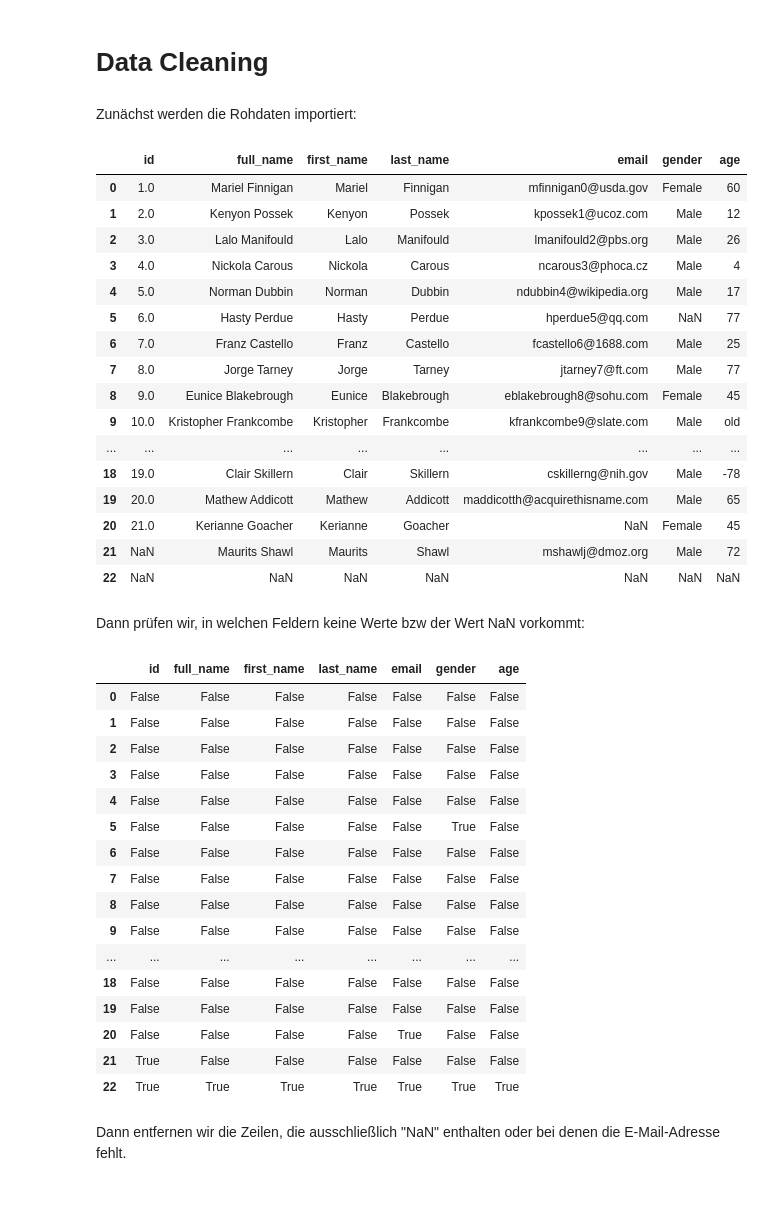
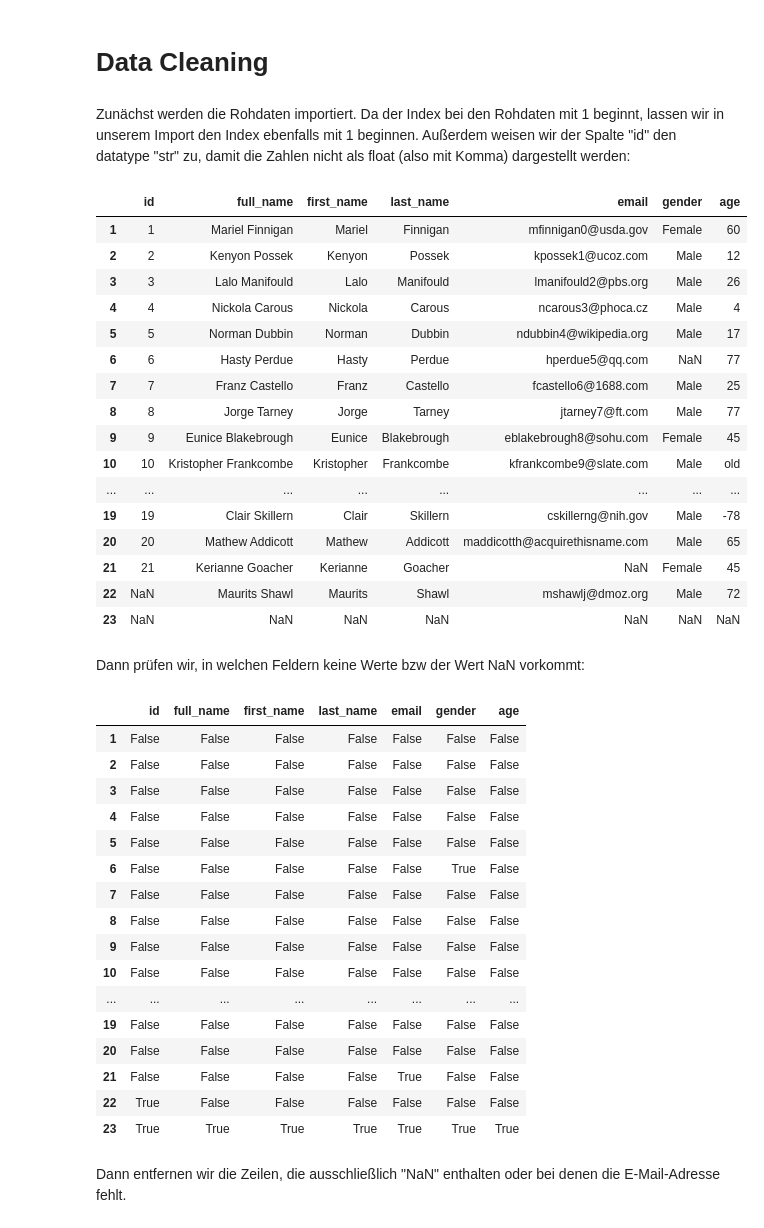
Before and after one commit to BeuthBeuth/Data-Science, a Jupyter notebook: Exercises/6_DSI_Carsten_Brauer_Aufgabe_1.ipynb, the cells around one changed output. Drawn from its saved outputs; the diff is of its cells as text; code cells hidden in the pictures; blank space fills up the shorter version.

```diff
--- a/Exercises/6_DSI_Carsten_Brauer_Aufgabe_1.ipynb
+++ b/Exercises/6_DSI_Carsten_Brauer_Aufgabe_1.ipynb
@@ -1,53 +1,54 @@
 # %% [markdown]
 # Data Cleaning
-# %% [markdown]
-Zunächst werden die Rohdaten importiert:
+# %% [markdown]
+Zunächst werden die Rohdaten importiert. Da der Index bei den Rohdaten mit 1 beginnt, lassen wir in unserem Import den Index ebenfalls mit 1 beginnen. Außerdem weisen wir der Spalte "id" den datatype "str" zu, damit die Zahlen nicht als float (also mit Komma) dargestellt werden:
 # %%
 import numpy as np
 import pandas as pd
 url = 'https://raw.githubusercontent.com/edlich/eternalrepo/master/DS-WAHLFACH/dsm-beuth-edl-demodata-dirty.csv'
-contacts_raw = pd.read_csv(url)
+contacts_raw = pd.read_csv(url, dtype={'id': 'str'})
+contacts_raw.index = np.arange(1, len(contacts_raw)+1)
 contacts_raw
 # %% [output]
 |  | id | full_name | first_name | last_name | email | gender | age |
-| 0 | 1.0 | Mariel Finnigan | Mariel | Finnigan | mfinnigan0@usda.gov | Female | 60 |
-| 1 | 2.0 | Kenyon Possek | Kenyon | Possek | kpossek1@ucoz.com | Male | 12 |
-| 2 | 3.0 | Lalo Manifould | Lalo | Manifould | lmanifould2@pbs.org | Male | 26 |
-| 3 | 4.0 | Nickola Carous | Nickola | Carous | ncarous3@phoca.cz | Male | 4 |
-| 4 | 5.0 | Norman Dubbin | Norman | Dubbin | ndubbin4@wikipedia.org | Male | 17 |
-| 5 | 6.0 | Hasty Perdue | Hasty | Perdue | hperdue5@qq.com | NaN | 77 |
-| 6 | 7.0 | Franz Castello | Franz | Castello | fcastello6@1688.com | Male | 25 |
-| 7 | 8.0 | Jorge Tarney | Jorge | Tarney | jtarney7@ft.com | Male | 77 |
-| 8 | 9.0 | Eunice Blakebrough | Eunice | Blakebrough | eblakebrough8@sohu.com | Female | 45 |
-| 9 | 10.0 | Kristopher Frankcombe | Kristopher | Frankcombe | kfrankcombe9@slate.com | Male | old |
+| 1 | 1 | Mariel Finnigan | Mariel | Finnigan | mfinnigan0@usda.gov | Female | 60 |
+| 2 | 2 | Kenyon Possek | Kenyon | Possek | kpossek1@ucoz.com | Male | 12 |
+| 3 | 3 | Lalo Manifould | Lalo | Manifould | lmanifould2@pbs.org | Male | 26 |
+| 4 | 4 | Nickola Carous | Nickola | Carous | ncarous3@phoca.cz | Male | 4 |
+| 5 | 5 | Norman Dubbin | Norman | Dubbin | ndubbin4@wikipedia.org | Male | 17 |
+| 6 | 6 | Hasty Perdue | Hasty | Perdue | hperdue5@qq.com | NaN | 77 |
+| 7 | 7 | Franz Castello | Franz | Castello | fcastello6@1688.com | Male | 25 |
+| 8 | 8 | Jorge Tarney | Jorge | Tarney | jtarney7@ft.com | Male | 77 |
+| 9 | 9 | Eunice Blakebrough | Eunice | Blakebrough | eblakebrough8@sohu.com | Female | 45 |
+| 10 | 10 | Kristopher Frankcombe | Kristopher | Frankcombe | kfrankcombe9@slate.com | Male | old |
 | ... | ... | ... | ... | ... | ... | ... | ... |
-| 18 | 19.0 | Clair Skillern | Clair | Skillern | cskillerng@nih.gov | Male | -78 |
-| 19 | 20.0 | Mathew Addicott | Mathew | Addicott | maddicotth@acquirethisname.com | Male | 65 |
-| 20 | 21.0 | Kerianne Goacher | Kerianne | Goacher | NaN | Female | 45 |
-| 21 | NaN | Maurits Shawl | Maurits | Shawl | mshawlj@dmoz.org | Male | 72 |
-| 22 | NaN | NaN | NaN | NaN | NaN | NaN | NaN |
+| 19 | 19 | Clair Skillern | Clair | Skillern | cskillerng@nih.gov | Male | -78 |
+| 20 | 20 | Mathew Addicott | Mathew | Addicott | maddicotth@acquirethisname.com | Male | 65 |
+| 21 | 21 | Kerianne Goacher | Kerianne | Goacher | NaN | Female | 45 |
+| 22 | NaN | Maurits Shawl | Maurits | Shawl | mshawlj@dmoz.org | Male | 72 |
+| 23 | NaN | NaN | NaN | NaN | NaN | NaN | NaN |
 # %% [markdown]
 Dann prüfen wir, in welchen Feldern keine Werte bzw der Wert NaN vorkommt:
 # %%
 contacts_raw.isnull()
 # %% [output]
 |  | id | full_name | first_name | last_name | email | gender | age |
-| 0 | False | False | False | False | False | False | False |
 | 1 | False | False | False | False | False | False | False |
 | 2 | False | False | False | False | False | False | False |
 | 3 | False | False | False | False | False | False | False |
 | 4 | False | False | False | False | False | False | False |
-| 5 | False | False | False | False | False | True | False |
-| 6 | False | False | False | False | False | False | False |
+| 5 | False | False | False | False | False | False | False |
+| 6 | False | False | False | False | False | True | False |
 | 7 | False | False | False | False | False | False | False |
 | 8 | False | False | False | False | False | False | False |
 | 9 | False | False | False | False | False | False | False |
+| 10 | False | False | False | False | False | False | False |
 | ... | ... | ... | ... | ... | ... | ... | ... |
-| 18 | False | False | False | False | False | False | False |
 | 19 | False | False | False | False | False | False | False |
-| 20 | False | False | False | False | True | False | False |
-| 21 | True | False | False | False | False | False | False |
-| 22 | True | True | True | True | True | True | True |
+| 20 | False | False | False | False | False | False | False |
+| 21 | False | False | False | False | True | False | False |
+| 22 | True | False | False | False | False | False | False |
+| 23 | True | True | True | True | True | True | True |
 # %% [markdown]
 Dann entfernen wir die Zeilen, die ausschließlich "NaN" enthalten oder bei denen die E-Mail-Adresse fehlt.
 # %%
```
Also changed, not shown: parts of 7 cells of this notebook.
